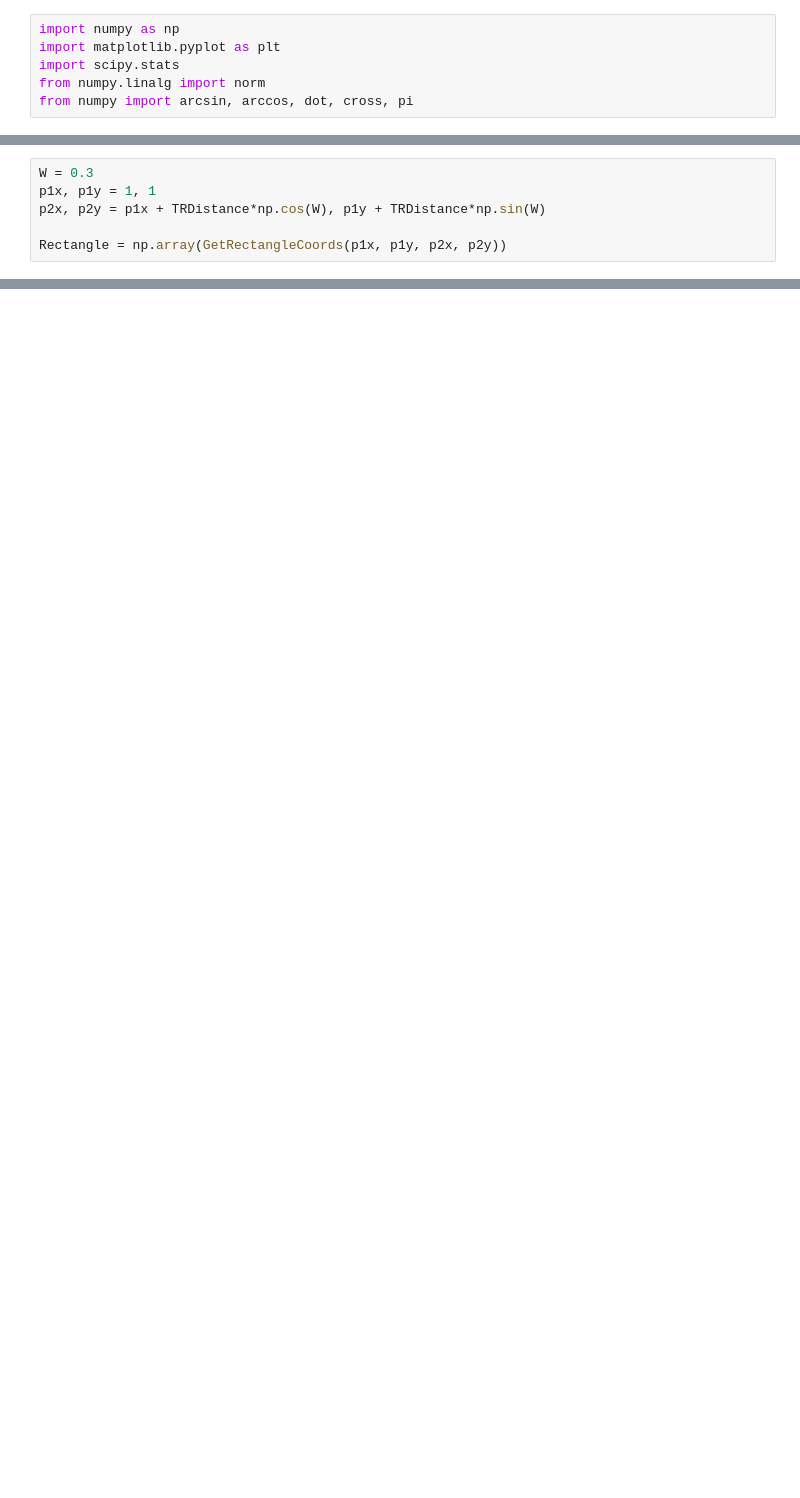
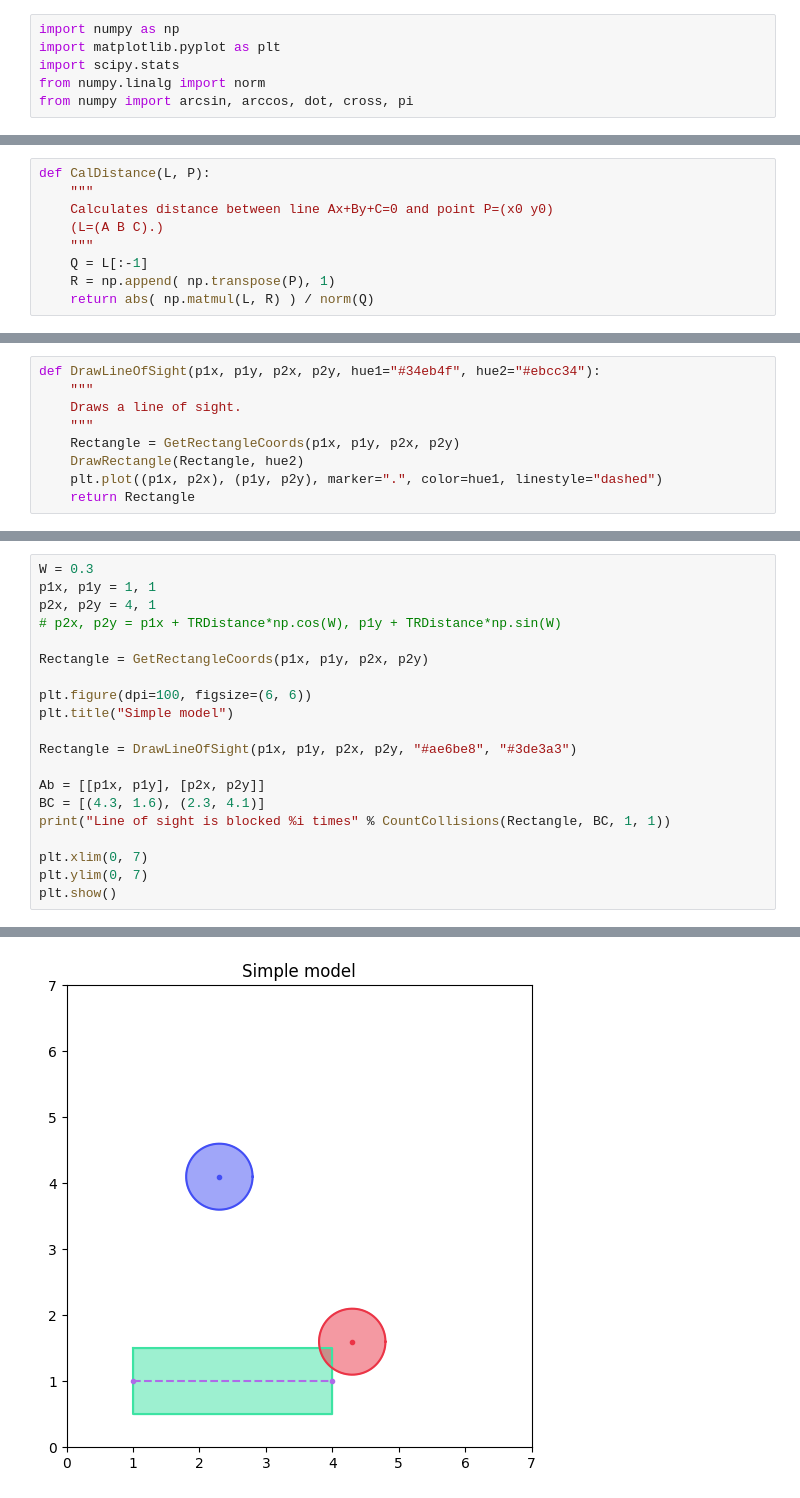
Before and after one commit to ivmulin/5G_Noise_Probability, a Jupyter notebook: phase4/lab04.ipynb, the cells around one changed output, grey strips where cells are left out. Drawn from its saved outputs; the diff is of its cells as text; blank space fills up the shorter version.

```diff
--- a/phase4/lab04.ipynb
+++ b/phase4/lab04.ipynb
@@ -71,9 +85,3 @@ def GetRectangleCoords(p1x, p1y, p2x, p2y):
     Dx, Dy = p2x - RC, p2y + RS
 
     return [Ax, Bx, Cx, Dx, Ax], [Ay, By, Cy, Dy, Ay]
-# %%
-W = 0.3
-p1x, p1y = 1, 1
-p2x, p2y = p1x + TRDistance*np.cos(W), p1y + TRDistance*np.sin(W)
-
-Rectangle = np.array(GetRectangleCoords(p1x, p1y, p2x, p2y))
@@ -91,0 +88,9 @@ plt.show()
+# %%
+def CalDistance(L, P):
+    """
+    Calculates distance between line Ax+By+C=0 and point P=(x0 y0)
+    (L=(A B C).)
+    """
+    Q = L[:-1]
+    R = np.append( np.transpose(P), 1)
+    return abs( np.matmul(L, R) ) / norm(Q)
@@ -91,0 +164,9 @@ plt.show()
+# %%
+def DrawLineOfSight(p1x, p1y, p2x, p2y, hue1="#34eb4f", hue2="#ebcc34"):
+    """
+    Draws a line of sight.
+    """
+    Rectangle = GetRectangleCoords(p1x, p1y, p2x, p2y)
+    DrawRectangle(Rectangle, hue2)
+    plt.plot((p1x, p2x), (p1y, p2y), marker=".", color=hue1, linestyle="dashed")
+    return Rectangle
@@ -91,0 +176,21 @@ plt.show()
+# %%
+W = 0.3
+p1x, p1y = 1, 1
+p2x, p2y = 4, 1
+# p2x, p2y = p1x + TRDistance*np.cos(W), p1y + TRDistance*np.sin(W)
+
+Rectangle = GetRectangleCoords(p1x, p1y, p2x, p2y)
+
+plt.figure(dpi=100, figsize=(6, 6))
+plt.title("Simple model")
+
+Rectangle = DrawLineOfSight(p1x, p1y, p2x, p2y, "#ae6be8", "#3de3a3")
+
+Ab = [[p1x, p1y], [p2x, p2y]]
+BC = [(4.3, 1.6), (2.3, 4.1)]
+print("Line of sight is blocked %i times" % CountCollisions(Rectangle, BC, 1, 1))
+
+plt.xlim(0, 7)
+plt.ylim(0, 7)
+plt.show()
+# %% [output]
@@ -91,0 +199 @@ plt.show()
+[figure, added]
```
Also changed, not shown: parts of 23 cells of this notebook, 2 other files.
